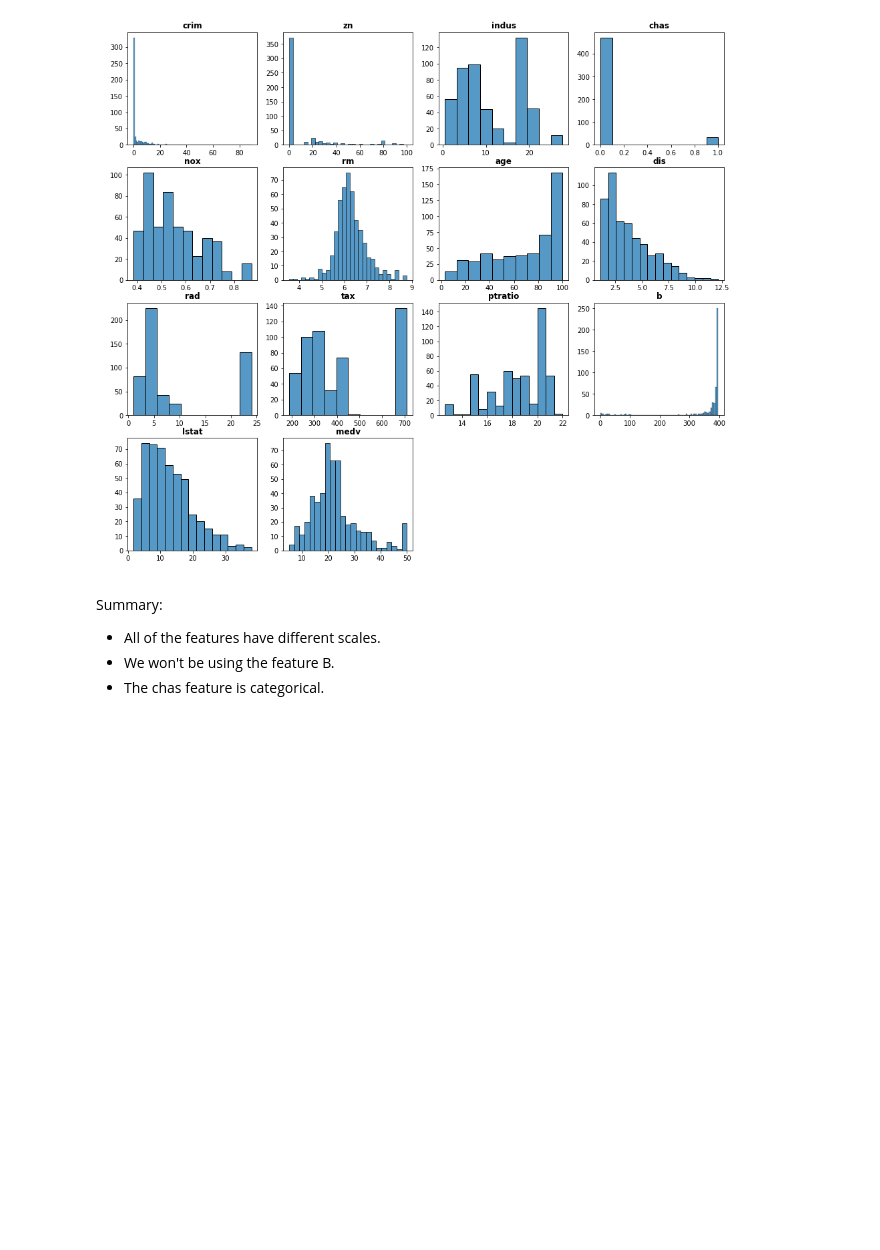
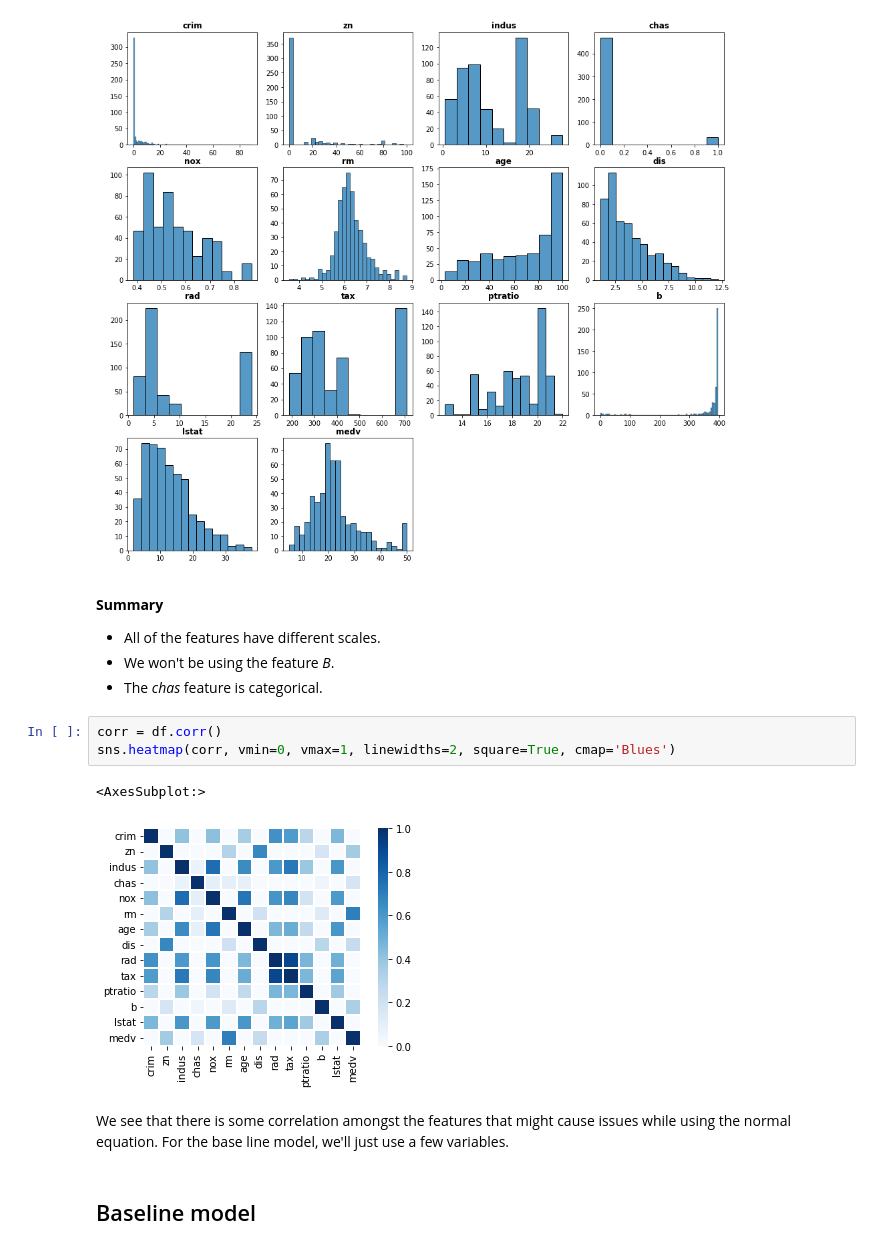
Before and after one commit to lilianabs/ml-beginner-projects, a Jupyter notebook: project_1/notebooks/boston.ipynb, the cells around one changed output. Saved outputs shown, nothing was run; the diff lists cells and outputs as text; blank space fills up the shorter version.

```diff
--- a/project_1/notebooks/boston.ipynb
+++ b/project_1/notebooks/boston.ipynb
@@ -87,8 +87,18 @@ for i,col in enumerate(df.columns):
 # %% [output]
 [figure]
 # %% [markdown]
-Summary:
+**Summary**
 
 * All of the features have different scales.
-* We won't be using the feature B.
-* The chas feature is categorical.
+* We won't be using the feature *B*.
+* The *chas* feature is categorical.
+# %%
+corr = df.corr()
+sns.heatmap(corr, vmin=0, vmax=1, linewidths=2, square=True, cmap='Blues')
+# %% [output]
+<AxesSubplot:>
+[figure, added]
+# %% [markdown]
+We see that there is some correlation amongst the features that might cause issues while using the normal equation. For the base line model, we'll just use a few variables.
+# %% [markdown]
+## Baseline model
```
Also changed, not shown: parts of 7 cells of this notebook, 1 other file.
